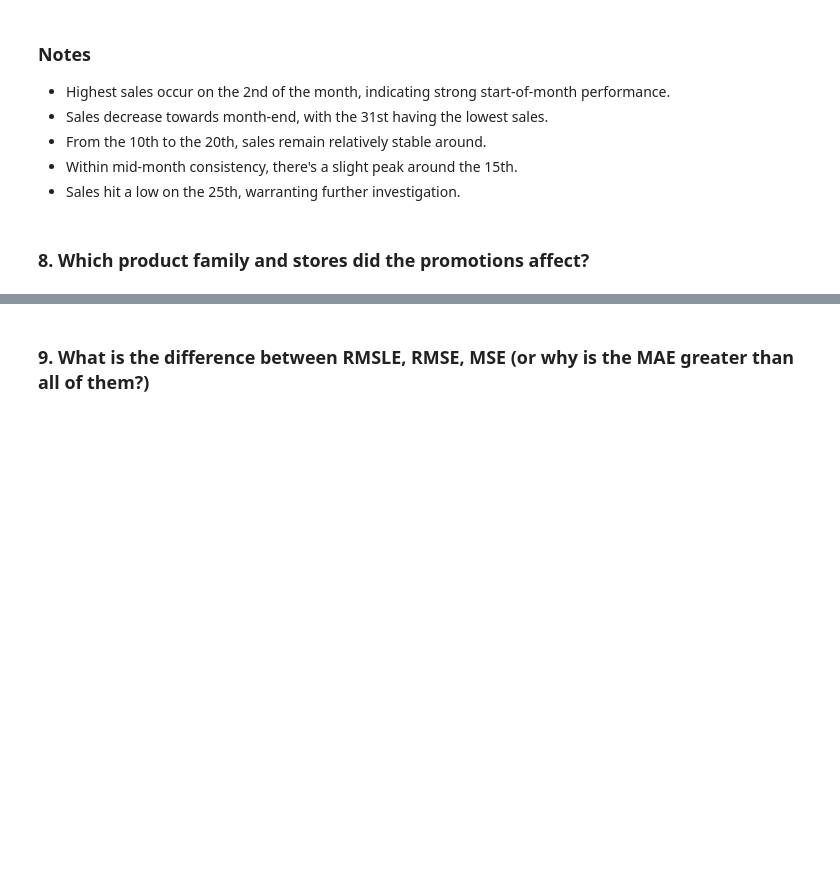
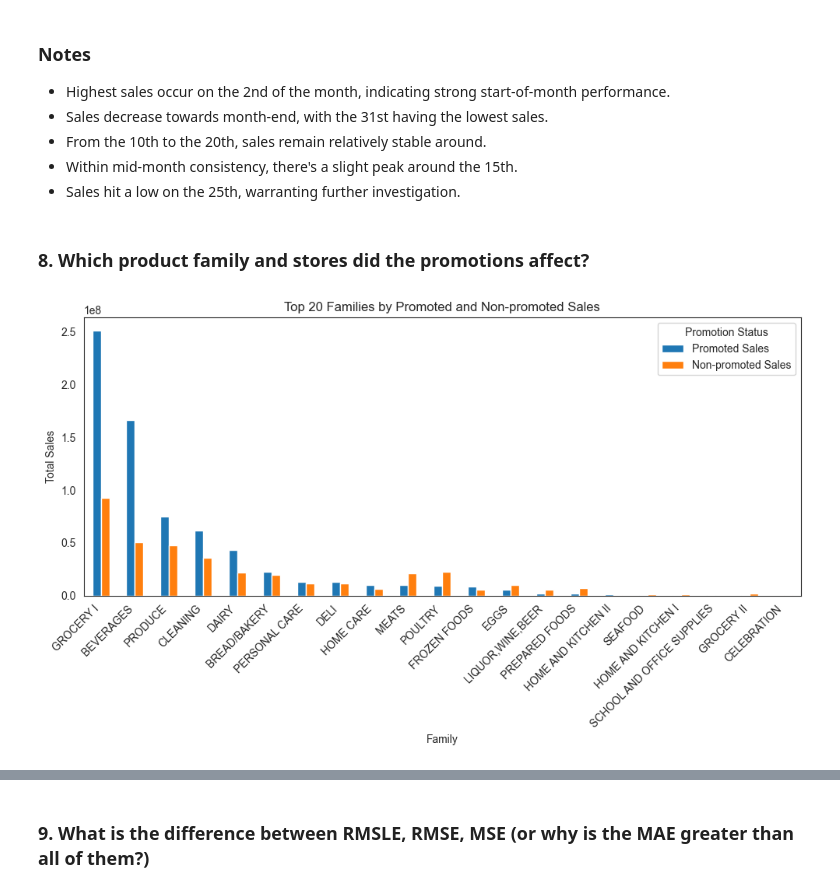
Before and after one commit to murithidenisgitobu/Time-Series-Regression-Analysis-Corporation-Favorita-, a Jupyter notebook: Time Series Regression Analysis - Corporation Favorita.ipynb, the cells around one changed output, grey strips where cells are left out. Saved outputs shown, nothing was run; the diff lists cells and outputs as text; code cells hidden in the pictures; blank space fills up the shorter version.

```diff
--- a/Time Series Regression Analysis - Corporation Favorita.ipynb
+++ b/Time Series Regression Analysis - Corporation Favorita.ipynb
@@ -1481,3 +1481,30 @@ plt.show()
 - Sales hit a low on the 25th, warranting further investigation.
 # %% [markdown]
 ### **8. Which product family and stores did the promotions affect?**
+# %%
+# Filter the DataFrame to include only rows where onpromotion_encoded is equal to 1
+promoted_data = train_data_cp[train_data_cp['onpromotion_encoded'] == 1]
+non_promoted_data = train_data_cp[train_data_cp['onpromotion_encoded'] == 0]
+
+# Group by the family column and sum up the sales for each group, then sort the result
+grouped_sales_promotion = promoted_data.groupby('family')['sales'].sum().sort_values(ascending=False).head(20)
+non_promoted_data_grp = non_promoted_data.groupby('family')['sales'].sum().sort_values(ascending=False).head(20)
+
+# Rename columns for clarity
+grouped_sales_promotion = grouped_sales_promotion.rename('Promoted Sales')
+non_promoted_data_grp = non_promoted_data_grp.rename('Non-promoted Sales')
+
+# Convert the result to a DataFrame
+grouped_sales_promotion = pd.concat([grouped_sales_promotion, non_promoted_data_grp], axis=1)
+
+# Plotting
+grouped_sales_promotion.plot(kind='bar', figsize=(10, 6))
+plt.title('Top 20 Families by Promoted and Non-promoted Sales')
+plt.xlabel('Family')
+plt.ylabel('Total Sales')
+plt.xticks(rotation=45, ha='right')
+plt.legend(title='Promotion Status')
+plt.tight_layout()
+plt.show()
+# %% [output]
+[figure, added]
```
Also changed, not shown: parts of 3 cells of this notebook.
